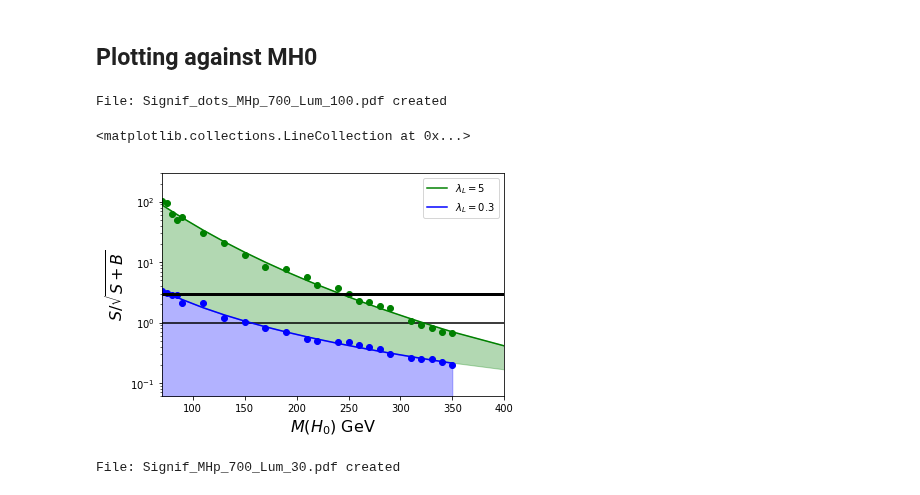
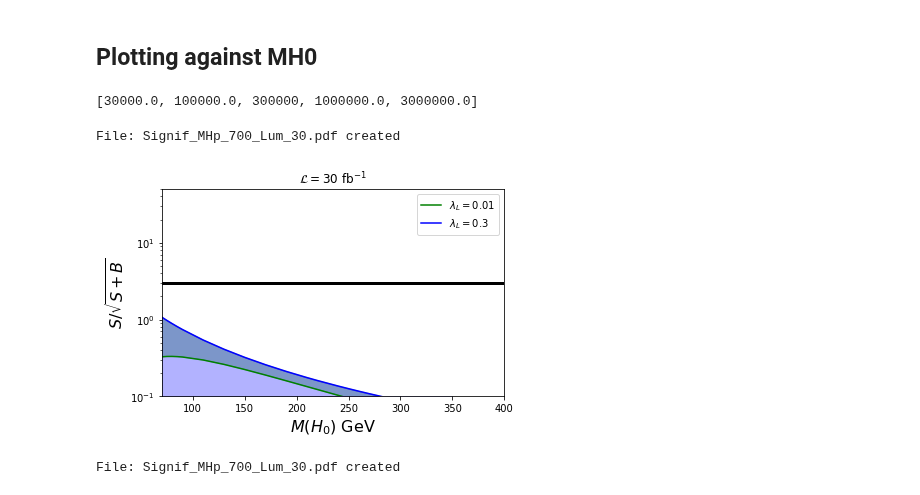
Before and after one commit to restrepo/VBF_IDM, a Jupyter notebook: Sensitivity_fit.ipynb, the cells around one changed output. Cells and saved outputs as stored; diff of their text form; code cells hidden in the pictures.

```diff
--- a/Sensitivity_fit.ipynb
+++ b/Sensitivity_fit.ipynb
@@ -117,6 +117,8 @@ def plot_fit(df,MHp=700,Lumi=30000.,xmin=None,xmax=None,ymin=0.06,ymax=300,LaL1=
     ax1.set_ylim(bottom=ymin,top=ymax)
     ax1.set_xlabel(r'$M(H_{0})$ GeV', fontsize=16)
     ax1.set_ylabel(r'$S/\sqrt{S+B}$', fontsize=16)
+    plt.title(r'${\cal L}=%d\ {\rm fb}^{-1}$' %int(Lumi/1000) )
+
     ax1.plot((xmin,xmax),(sigma,sigma),linewidth=3,color="black",linestyle='solid')
 
     legend1 = ax1.legend(loc='upper right', shadow=False)
@@ -133,14 +135,18 @@ def plot_fit(df,MHp=700,Lumi=30000.,xmin=None,xmax=None,ymin=0.06,ymax=300,LaL1=
 array([ 0.6 ,  0.55,  0.5 ,  0.45,  0.4 ,  0.35,  0.3 ,  0.25,  0.2 ,
         0.15,  0.1 ,  0.07,  0.05,  0.02,  0.01])
 #[30000.,100000.,300000,1000000.,3000000.]
+# %%
+Lumis
+# %% [output]
+[30000.0, 100000.0, 300000, 1000000.0, 3000000.0]
 # %%
 xmin=70;xmax=400
-plot_fit(df,MHp=700,Lumi=100000,ymin=0.06,ymax=300,xmin=xmin,xmax=xmax,LaL1=5,LaL2=0.3,dots=True,sigma=3)
-plt.hlines(1,xmin,xmax)
+L=Lumis[-5]
+plot_fit(df,MHp=700,Lumi=L,ymin=0.1,ymax=50,xmin=xmin,xmax=xmax,LaL1=0.01,LaL2=0.3,dots=False,sigma=3)
+#plt.hlines(1,xmin,xmax)
 # %% [output]
-File: Signif_dots_MHp_700_Lum_100.pdf created
+File: Signif_MHp_700_Lum_30.pdf created
-<matplotlib.collections.LineCollection at 0x...>
-[figure, old version]
+[figure, new version]
 # %%
 plot_fit(df,MHp=700,Lumi=30000,ymin=0.06,ymax=300,LaL1=5,LaL2=1,dots=False)
 # %% [output]
```
Also changed, not shown: 1 other file.
